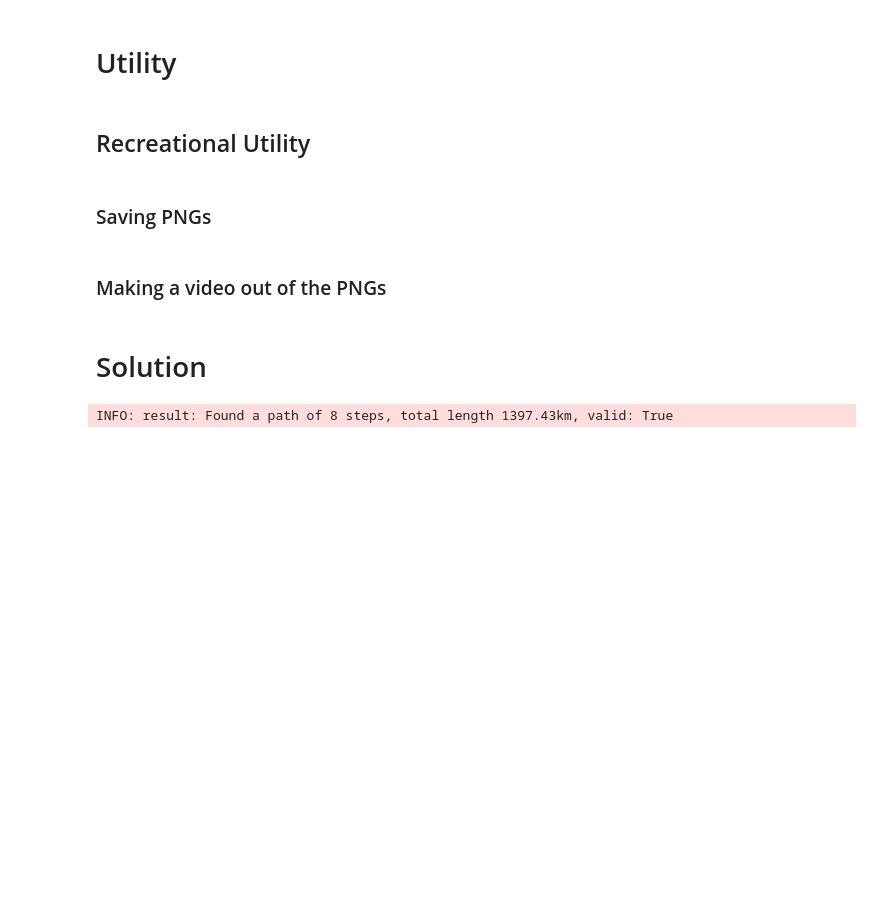
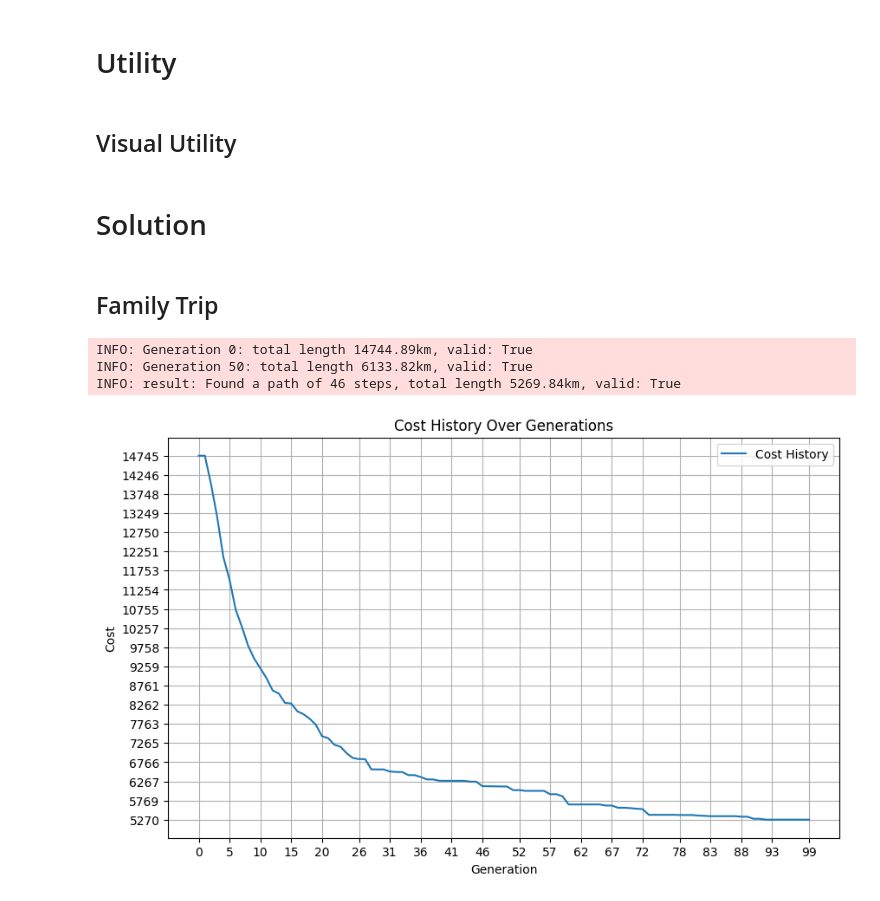
Before and after one commit to CodeClimberNT/CI2024_lab2, a Jupyter notebook: tsp.ipynb, the cells around one changed output. Saved outputs shown, nothing was run; the diff lists cells and outputs as text; code cells hidden in the pictures; blank space fills up the shorter version.

```diff
--- a/tsp.ipynb
+++ b/tsp.ipynb
@@ -154,5 +245,3 @@ def xover(p1: NDArray[np.int32], p2: NDArray[np.int32], mutation_rate: float | N
 # %% [markdown]
-## Recreational Utility
+## Visual Utility
-# %% [markdown]
-### Saving PNGs
 # %%
@@ -180,2 +341,0 @@ def save_solution(solution: list[int] | NDArray[np.int32], gen: int, display: bo
-# %% [markdown]
-### Making a video out of the PNGs
@@ -201,50 +342,63 @@ def make_video(img_folder: str = IMG_FOLDER, out_path: str = OUTPUT_PATH, video_
 # %% [markdown]
 # Solution
+# %% [markdown]
+## Family Trip
 # %%
 logging.basicConfig(format='%(levelname)s: %(message)s', level=logging.INFO)
 
-POPULATION_SIZE = 500
-MUTATION_RATE = 0.3
-NUM_ELITES = 20
+POPULATION_SIZE = 250
+MUTATION_RATE = 0.4
+NUM_ELITES = 4
 
-NUM_GENERATIONS = 2_000
+NUM_GENERATIONS = 100
 
 
 population: NDArray[np.int32] = np.array([np.random.permutation(NUM_CITIES) for _ in range(POPULATION_SIZE)])
 # considering one more cities for the circular path
-# best_evolution: NDArray[np.int32] = np.zeros((NUM_GENERATIONS, NUM_CITIES + 1), dtype=np.int32)
+best_evolution: NDArray[np.int32] = np.zeros((NUM_GENERATIONS, NUM_CITIES + 1), dtype=np.int32)
+cost_history: NDArray[np.float64] = np.zeros(NUM_GENERATIONS, dtype=np.float64)
 
 # append first city at the end to make the path circular
 first_city: NDArray[np.int32] = population[:, 0].reshape(-1, 1)
 population = np.hstack((population, first_city))
 
 for solution in population:
     assert valid(solution), f"Invalid individual: {solution}"
 
+# Initialize tqdm progress bar
+progress_bar = tqdm(range(NUM_GENERATIONS), desc="Starting", unit="gen")
 
-for gen in tqdm(range(NUM_GENERATIONS)):
-    # best_evolution[gen, :] = population[np.argmin([cost(individual) for individual in population])]
-    elites: NDArray[np.int32] = get_top_k_parents(population, NUM_ELITES)
-    for n in range(NUM_ELITES):
-        child: NDArray[np.int32] = xover(elites[n], elites[(n + 1) % NUM_ELITES], MUTATION_RATE).reshape(1, -1)
-        # TODO: test if extra mutation chance
-        # if np.random.rand() < MUTATION_RATE:
-        #     child = mutation(child)
+for gen in progress_bar:
+    best_evolution[gen] = population[np.argmin([cost(individual) for individual in population])]
+    cost_history[gen] = cost(best_evolution[gen])
+
+    if cost_history[gen] - CITIES_SOLUTION[CITY_NAME] < 0.01:
+        logging.info(
+            f"SOLUTION FOUND!: Generation {gen}: total length {cost_history[gen]:.2f}km, valid: {valid(best_evolution[gen])}"
+        )
+        break
+    if gen % 50 == 0:
+        logging.info(f"Generation {gen}: total length {cost_history[gen]:.2f}km, valid: {valid(best_evolution[gen])}")
+    progress_bar.set_description(f"Gen {gen} Best Cost: {cost_history[gen]:.2f}km")
+
+    elites: NDArray[np.int32] = get_elites_from_population(population, NUM_ELITES)
+    random_elites_combinations: NDArray[np.int32] = generate_random_combinations(NUM_ELITES, POPULATION_SIZE)
+    # Recreate population for the fittest
+    for n in range(POPULATION_SIZE):
+        i1, i2 = random_elites_combinations[n]
+        # crossover from two parent and reshape the output into a row as it will be appended
+        child: NDArray[np.int32] = xover(elites[i1], elites[i2], MUTATION_RATE).reshape(1, -1)
         population = np.append(population, child, axis=0)
     # TODO: consider allocating population as POPULATION_SIZE + NUM_ELITES/2 * NUM_GENERATIONS
     population = population[-POPULATION_SIZE:].copy()
 
 best_traveler: NDArray[np.int32] = population[np.argmin([cost(individual) for individual in population])]
 logging.info(
     f"result: Found a path of {len(best_traveler)-1} steps, total length {cost(best_traveler):.2f}km, valid: {valid(best_traveler)}"
 )
-
-# logging.info("Saving the evolution...")
-# for gen in tqdm(range(NUM_GENERATIONS)):
-#     save_solution(best_evolution[gen], gen)
-save_solution(best_traveler, 0)
-
-# logging.info("Rendering Video...")
-# make_video()
+plot_cost_history(cost_history)
 # %% [output]
-INFO: result: Found a path of 8 steps, total length 1397.43km, valid: True
+INFO: Generation 0: total length 14744.89km, valid: True
+INFO: Generation 50: total length 6133.82km, valid: True
+INFO: result: Found a path of 46 steps, total length 5269.84km, valid: True
+[figure, added]
```
Also changed, not shown: parts of 11 cells of this notebook, 4 other files.
